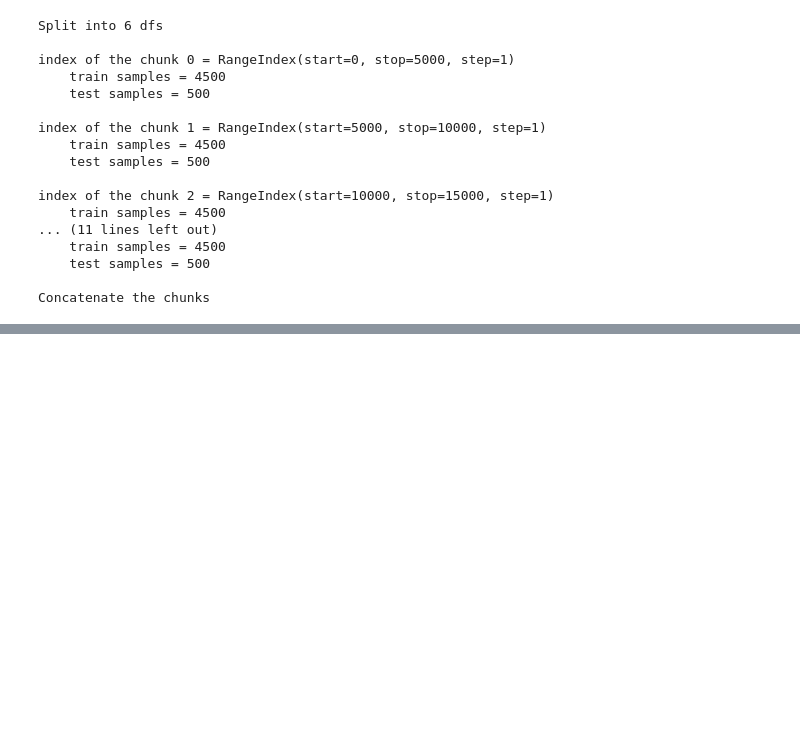
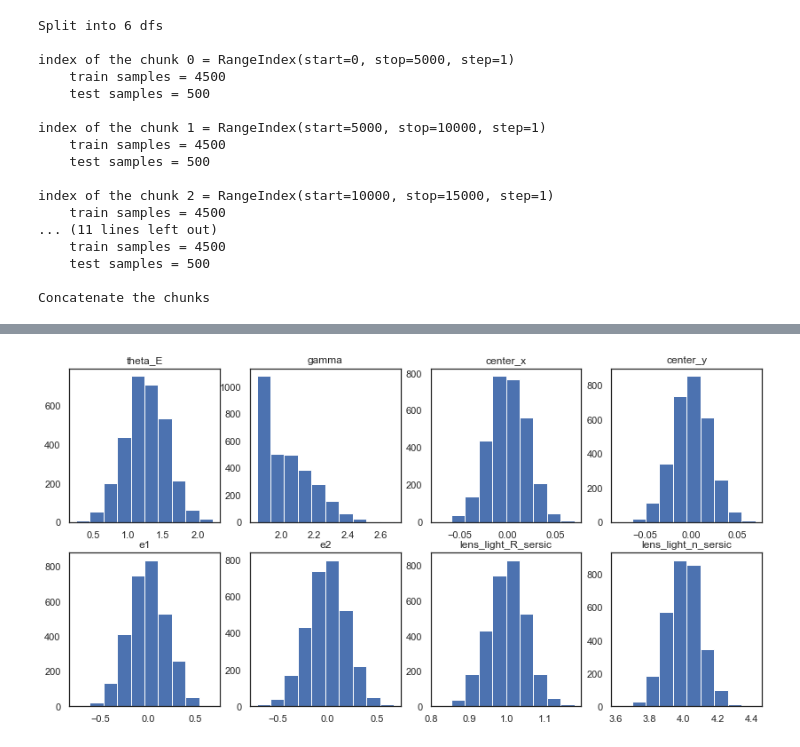
Before and after one commit to kuanweih/strong_lensing_vit_resnet, a Jupyter notebook: notebooks/split_geoff_30000.ipynb, the cells around one changed output, grey strips where cells are left out. Saved outputs shown, nothing was run; the diff lists cells and outputs as text; code cells hidden in the pictures; blank space fills up the shorter version.

```diff
--- a/notebooks/split_geoff_30000.ipynb
+++ b/notebooks/split_geoff_30000.ipynb
@@ -80,0 +188,4 @@ df_test.head(2)
+# %%
+plot_target_distribution(df_test)
+# %% [output]
+[figure, added]
```
Also changed, not shown: parts of 13 cells of this notebook.
